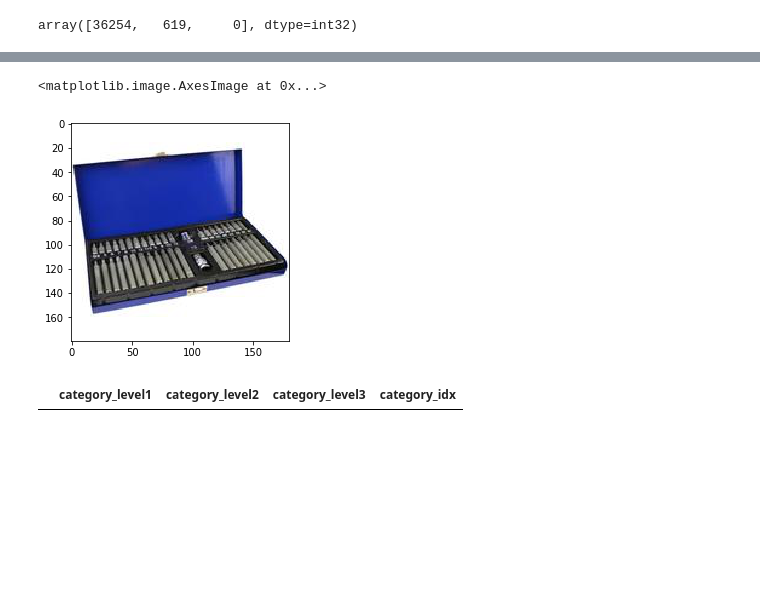
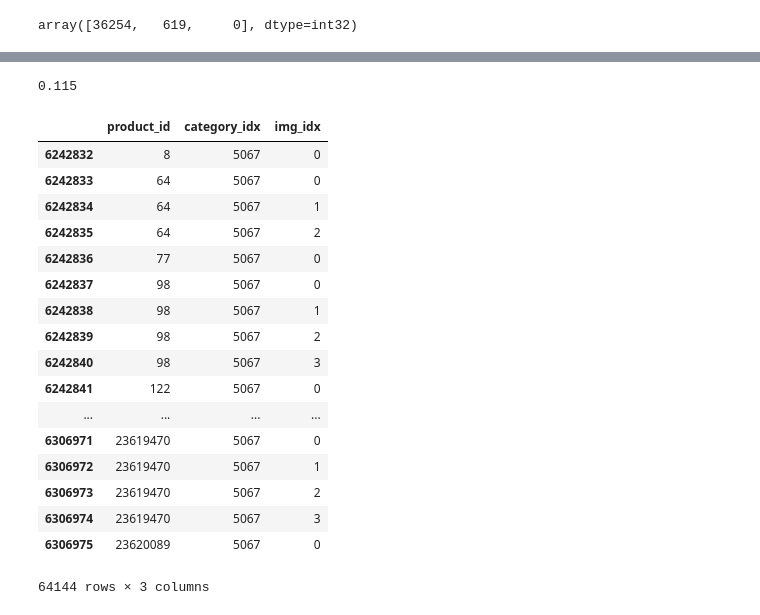
Before and after one commit to liux13/Kaggle_Cdiscount_Image_Classification, a Jupyter notebook: start.ipynb, the cells around one changed output, grey strips where cells are left out. Saved outputs shown, nothing was run; the diff lists cells and outputs as text; code cells hidden in the pictures; blank space fills up the shorter version.

```diff
--- a/start.ipynb
+++ b/start.ipynb
@@ -230,6 +241,0 @@ categories_df.head()
-# %%
-train_images_df = pd.read_csv("data/train_images.csv")
-# %%
-train_images_df = train_images_df.astype(np.int32)
-train_images_df.info()
-# train_images_df.to_csv('data/train_images.csv', index=False)
@@ -278,9 +242,26 @@ pic = imread(io.BytesIO(item['imgs'][img_idx-1]['picture']))
-# %%
-imshow(pic)
-# %% [output]
-<matplotlib.image.AxesImage at 0x...>
-[figure, removed]
-# %%
-categories_df[categories_df.category_idx==1000005633]
-# %% [output]
-|  | category_level1 | category_level2 | category_level3 | category_idx |
+# %%
+counts = train_images_df.category_idx.value_counts()
+(counts < 50).sum()/5200.
+# %% [output]
+0.115
+# %%
+train_images_df[train_images_df.category_idx==5067]
+# %% [output]
+|  | product_id | category_idx | img_idx |
+| 6242832 | 8 | 5067 | 0 |
+| 6242833 | 64 | 5067 | 0 |
+| 6242834 | 64 | 5067 | 1 |
+| 6242835 | 64 | 5067 | 2 |
+| 6242836 | 77 | 5067 | 0 |
+| 6242837 | 98 | 5067 | 0 |
+| 6242838 | 98 | 5067 | 1 |
+| 6242839 | 98 | 5067 | 2 |
+| 6242840 | 98 | 5067 | 3 |
+| 6242841 | 122 | 5067 | 0 |
+| ... | ... | ... | ... |
+| 6306971 | 23619470 | 5067 | 0 |
+| 6306972 | 23619470 | 5067 | 1 |
+| 6306973 | 23619470 | 5067 | 2 |
+| 6306974 | 23619470 | 5067 | 3 |
+| 6306975 | 23620089 | 5067 | 0 |
+64144 rows × 3 columns
```
Also changed, not shown: parts of 67 cells of this notebook, 3 other files.
